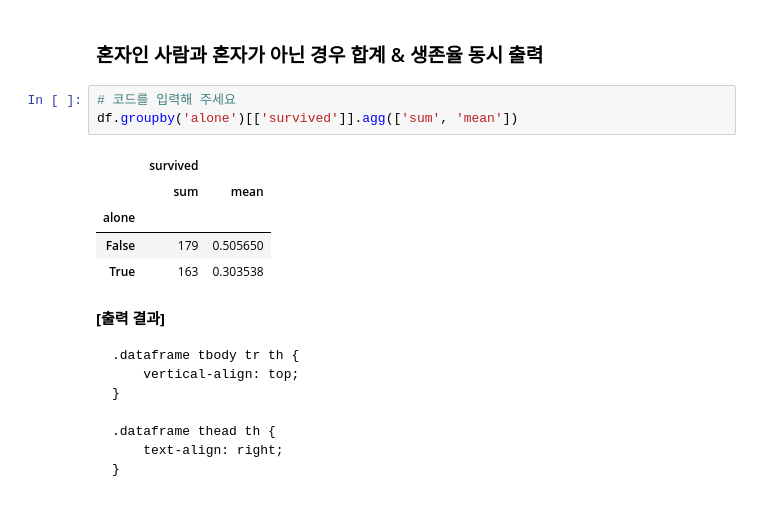
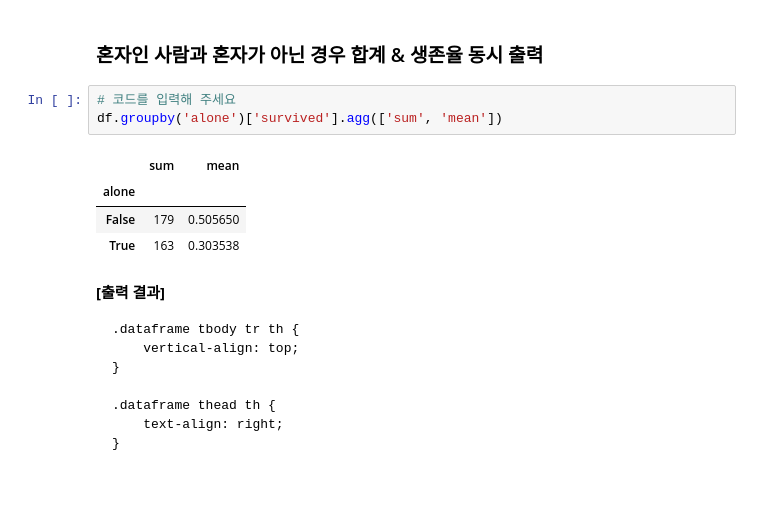
Before and after one commit to dsvit100/pandas, a Jupyter notebook: 10-titanic-practice-sol.ipynb, the cells around one changed output. Saved outputs shown, nothing was run; the diff lists cells and outputs as text.

```diff
--- a/10-titanic-practice-sol.ipynb
+++ b/10-titanic-practice-sol.ipynb
@@ -597,9 +595,8 @@ df.groupby('sex')[['survived']].agg(['sum', 'mean'])
 ### 혼자인 사람과 혼자가 아닌 경우 합계 & 생존율 동시 출력
 # %%
 # 코드를 입력해 주세요
-df.groupby('alone')[['survived']].agg(['sum', 'mean'])
+df.groupby('alone')['survived'].agg(['sum', 'mean'])
 # %% [output]
-|  | survived |  |
 |  | sum | mean |
 | alone |  |  |
 | False | 179 | 0.505650 |
```
Also changed, not shown: parts of 3 cells of this notebook, 1 other file.
